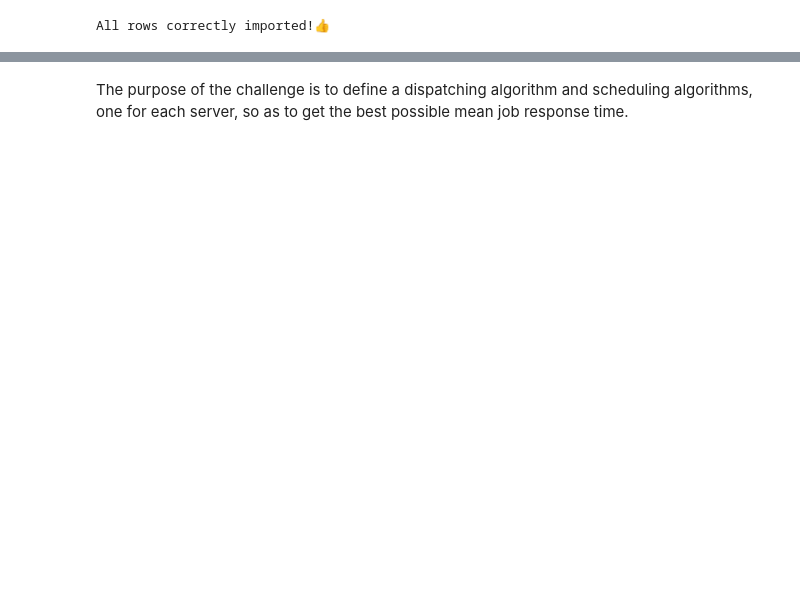
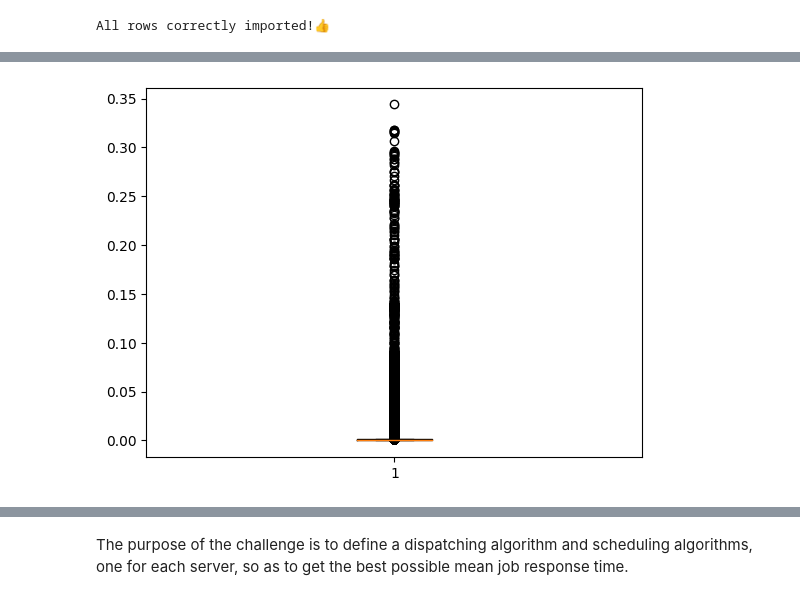
Before and after one commit to Matteo-Candi/Data_Center, a Jupyter notebook: Hw_2/main.ipynb, the cells around one changed output, grey strips where cells are left out. Cells and saved outputs as stored; diff of their text form; code cells hidden in the pictures; blank space fills up the shorter version.

```diff
--- a/Hw_2/main.ipynb
+++ b/Hw_2/main.ipynb
@@ -21,0 +70,4 @@ All rows correctly imported!👍
+# %%
+plt.boxplot(np.log(data.M+1));
+# %% [output]
+[figure, added]
```
Also changed, not shown: parts of 32 cells of this notebook, 1 other file.
